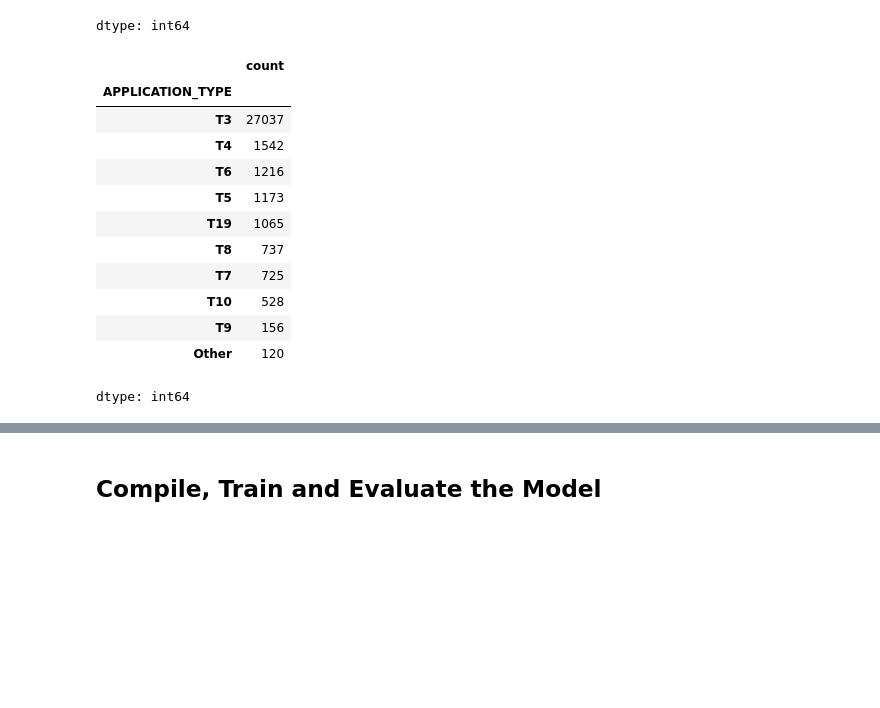
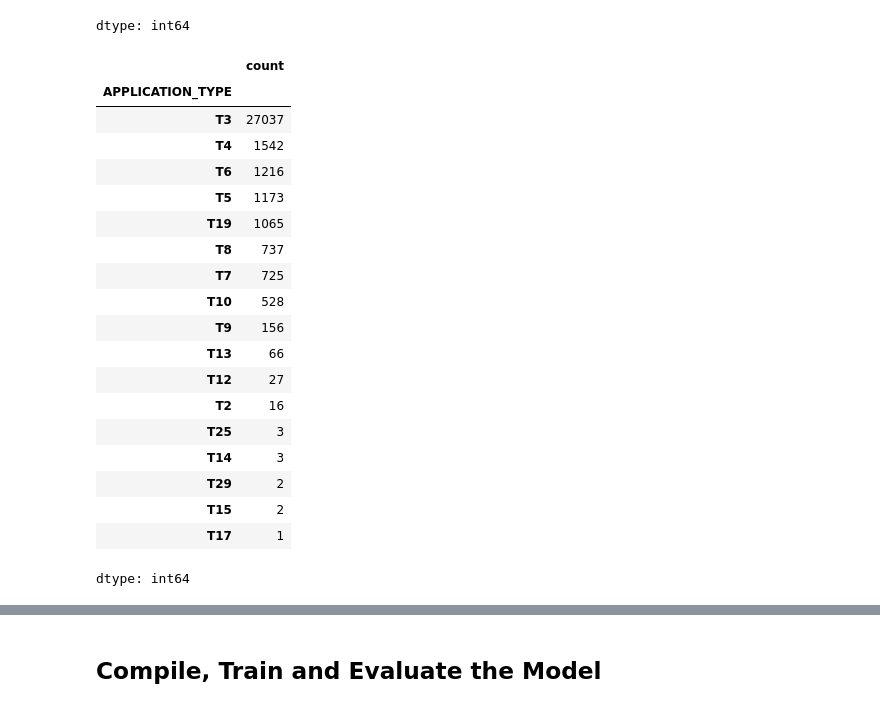
Before and after one commit to Jonathan-Gilbert/deep-learning-challenge, a Jupyter notebook: deep_learning_challenge.ipynb, the cells around one changed output, grey strips where cells are left out. Saved outputs shown, nothing was run; the diff lists cells and outputs as text; code cells hidden in the pictures; blank space fills up the shorter version.

```diff
--- a/deep_learning_challenge.ipynb
+++ b/deep_learning_challenge.ipynb
@@ -56,31 +57,38 @@ dtype: int64
 # %%
 # Look at APPLICATION_TYPE value counts to identify and replace with "Other"
 # Check the value counts for 'APPLICATION_TYPE'
 application_type_counts = application_df['APPLICATION_TYPE'].value_counts()
 
 # Set a threshold for the minimum count (e.g., if the category appears less than 100 times)
-threshold = 100
+threshold = 0.5
 
 # Replace less frequent categories with 'Other'
 application_df['APPLICATION_TYPE'] = application_df['APPLICATION_TYPE'].apply(
     lambda x: x if application_type_counts[x] >= threshold else 'Other'
 )
 
 # Check the updated value counts for 'APPLICATION_TYPE'
 application_df['APPLICATION_TYPE'].value_counts()
 # %% [output]
 |  | count |
 | APPLICATION_TYPE |  |
 | T3 | 27037 |
 | T4 | 1542 |
 | T6 | 1216 |
 | T5 | 1173 |
 | T19 | 1065 |
 | T8 | 737 |
 | T7 | 725 |
 | T10 | 528 |
 | T9 | 156 |
-| Other | 120 |
+| T13 | 66 |
+| T12 | 27 |
+| T2 | 16 |
+| T25 | 3 |
+| T14 | 3 |
+| T29 | 2 |
+| T15 | 2 |
+| T17 | 1 |
 dtype: int64
 # %%
 # Choose a cutoff value and create a list of application types to be replaced
```
Also changed, not shown: parts of 15 cells of this notebook.
